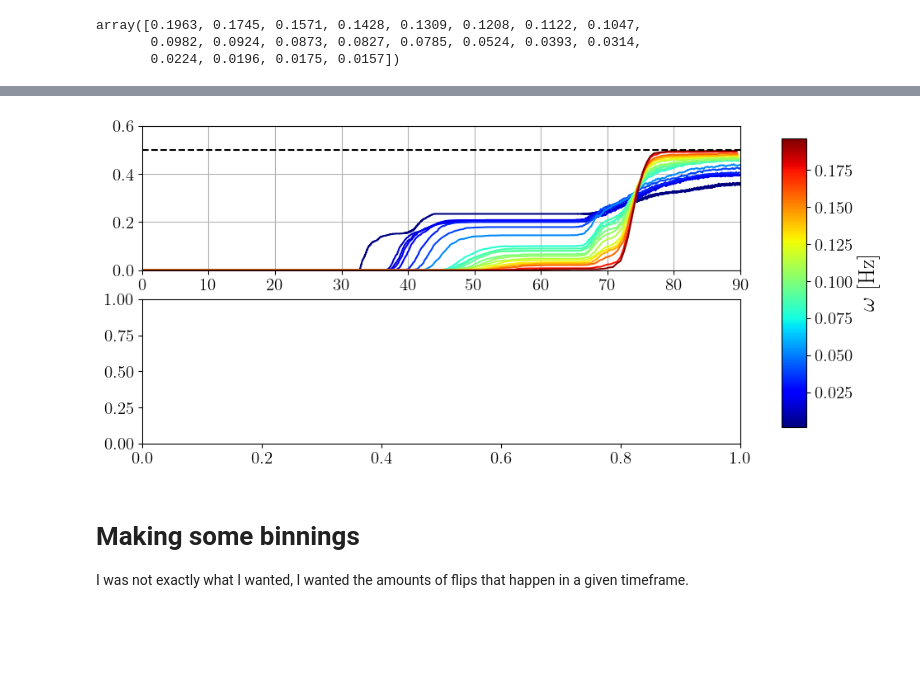
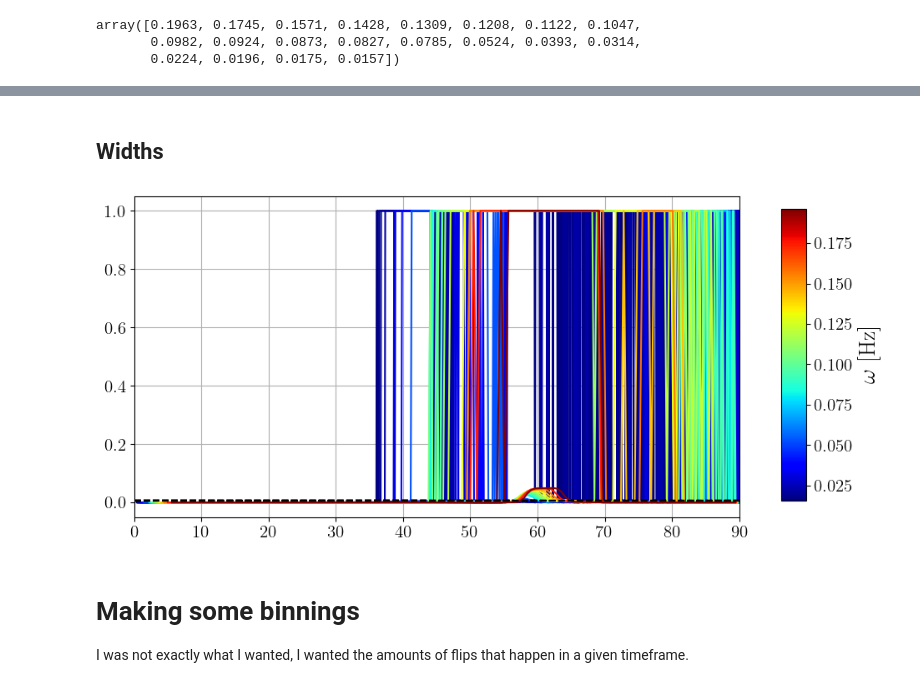
Before and after one commit to leogabac/reentrancy, a Jupyter notebook: src/notebooks/particle_counts.ipynb, the cells around one changed output, grey strips where cells are left out. Drawn from its saved outputs; the diff is of its cells as text; code cells hidden in the pictures; blank space fills up the shorter version.

```diff
--- a/src/notebooks/particle_counts.ipynb
+++ b/src/notebooks/particle_counts.ipynb
@@ -110,13 +110,13 @@ cmap = plt.get_cmap('jet')
 
 ylabels = [
     '$\\nu_p$',
-    '$\\nu_p \\, \'$'
+    '$\\Delta \\nu_p$'
 ]
 
 
 for w, dfw in averaged.groupby('omega'):
     if w in ws:
-        N = 10
+        N = 1
         window = np.ones(N)/N
 
         theta = (dfw.omega * dfw.t) * 180/np.pi
@@ -127,7 +127,7 @@ for w, dfw in averaged.groupby('omega'):
         axes[0].plot(th, res, color=cmap(norm(w)))
         axes[0].axhline(y=0.5,linestyle='--', color='k')
 
-        axes[1].plot(th[1:],(np.diff(res) / np.diff(th)) , color=cmap(norm(w)))
+        axes[1].plot(th[1:],(np.diff(res)) , color=cmap(norm(w)))
 
 
 for i in range(2):
@@ -139,7 +139,8 @@ for i in range(2):
         axes[i].set_ylim(0,0.6)
         axes[i].set_xticklabels([])
     else:
-        axes[i].set_ylim(0,0.1)
+        axes[i].set_ylim(0,0.2)
+        axes[i].set_xlabel('$\\omega t$')
 
 
 fig.subplots_adjust(right=0.85)  # Adjust the right space to make room for the colorbar
@@ -156,33 +173,49 @@ plt.show()
+# %% [markdown]
+##  Widths
 # %%
-fig, axes = plt.subplots(2,1,figsize=(10,5))
+fig, ax = plt.subplots(figsize=(10,5))
 
 norm = plt.Normalize(min(ws),max(ws))
 cmap = plt.get_cmap('jet')
 
+ylabels = [
+    '$\\nu_p$',
+    '$\\Delta \\nu_p$'
+]
 
-for w, dfw in fractions.reset_index().groupby('omega'):
+
+for w, dfw in averaged.groupby('omega'):
     if w in ws:
-        theta = (dfw.omega * dfw.t).unique() * 180/np.pi
-        # this is to get the average across realizations
-        result = dfw.groupby('t')['fractions'].mean()
-        axes[0].plot(theta, result, color=cmap(norm(w)))
-        axes[0].set_xlim(0,90)
-        axes[0].set_ylim(0,0.6)
+        N = 10
+        window = np.ones(N)/N
 
-axes[0].grid()
-axes[0].axhline(y=0.5,linestyle='--', color='k')
+        theta = (dfw.omega * dfw.t) * 180/np.pi
+
+        res = np.convolve(dfw.fractions,window,mode='valid')
+        th = theta[N-1:]
+        deltas = np.diff(res)
+
+        ax.plot(th[1:], deltas, color=cmap(norm(w)))
+        ax.plot(th[1:], deltas>0.0001, color=cmap(norm(w)))
+        ax.axhline(y=1/200,linestyle='--', color='k')
+
+
+
+ax.grid()
+ax.set_xlim(0,90)
+
 
 fig.subplots_adjust(right=0.85)  # Adjust the right space to make room for the colorbar
 cbar_ax = fig.add_axes([0.9, 0.15, 0.03, 0.7])  # [left, bottom, width, height] for the colorbar
 sm = plt.cm.ScalarMappable(cmap=cmap, norm=norm)
 sm.set_array([])
 cbar = fig.colorbar(sm, cax=cbar_ax)
 cbar.set_label(label='$\\omega$ [Hz]',fontsize=20)
 cbar.ax.tick_params(labelsize=15)
 
 plt.show()
 # %% [output]
-[figure, old version]
+[figure, new version]
 # %% [markdown]
 # Making some binnings
 I was not exactly what I wanted, I wanted the amounts of flips that happen in a given timeframe.
```
Also changed, not shown: parts of 6 cells of this notebook.
